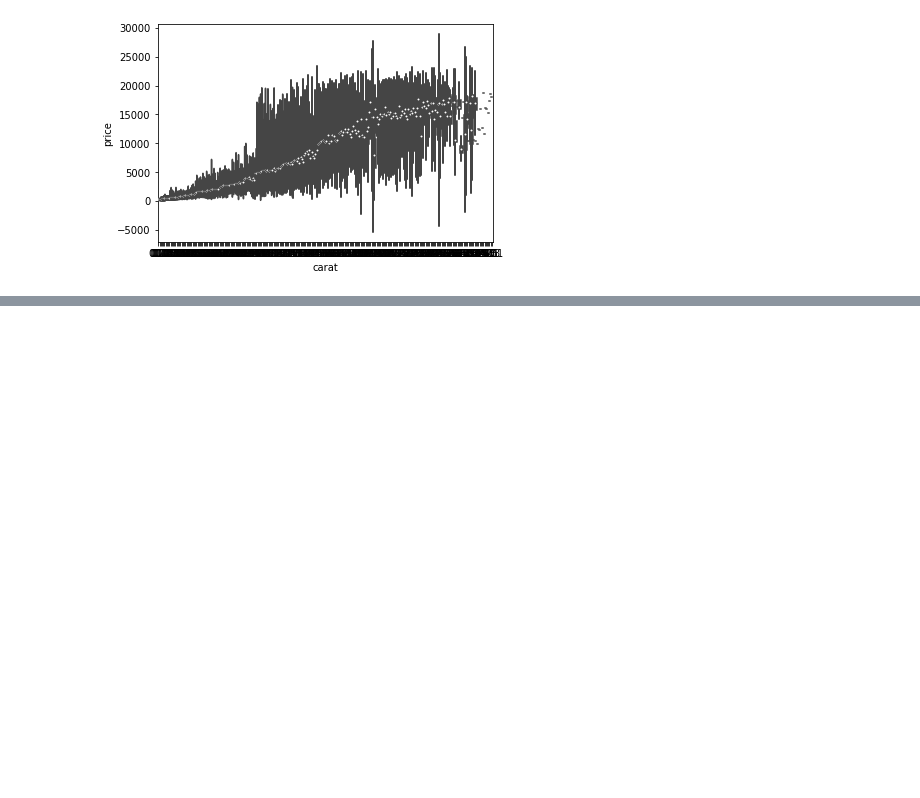
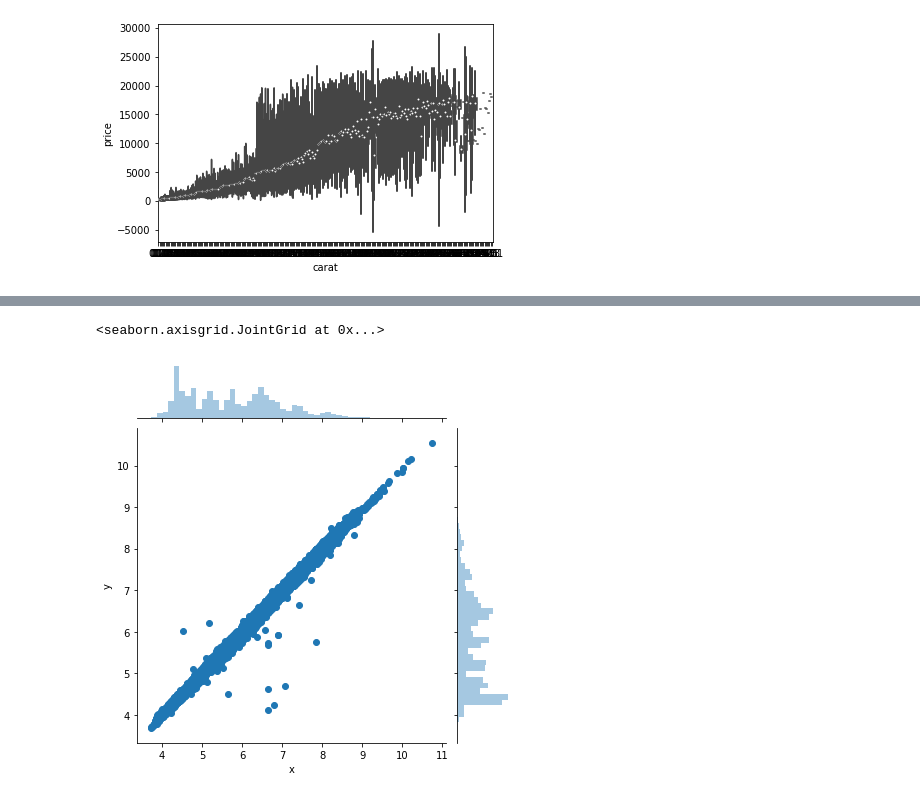
Before and after one commit to Pemwilliam20/FIN377-participation-, a Jupyter notebook: L7 Livecoding.ipynb, the cells around one changed output, grey strips where cells are left out. Drawn from its saved outputs; the diff is of its cells as text; code cells hidden in the pictures; blank space fills up the shorter version.

```diff
--- a/L7 Livecoding.ipynb
+++ b/L7 Livecoding.ipynb
@@ -63,0 +79,5 @@ sns.scatterplot(data=diamonds,x='x',y='y') #let's fix this graph, deal with the
+# %%
+sns.jointplot(data=diamonds.query('y < 20 & x > 2.5'),x='x',y='y')
+# %% [output]
+<seaborn.axisgrid.JointGrid at 0x...>
+[figure, added]
```
Also changed, not shown: parts of 7 cells of this notebook.
